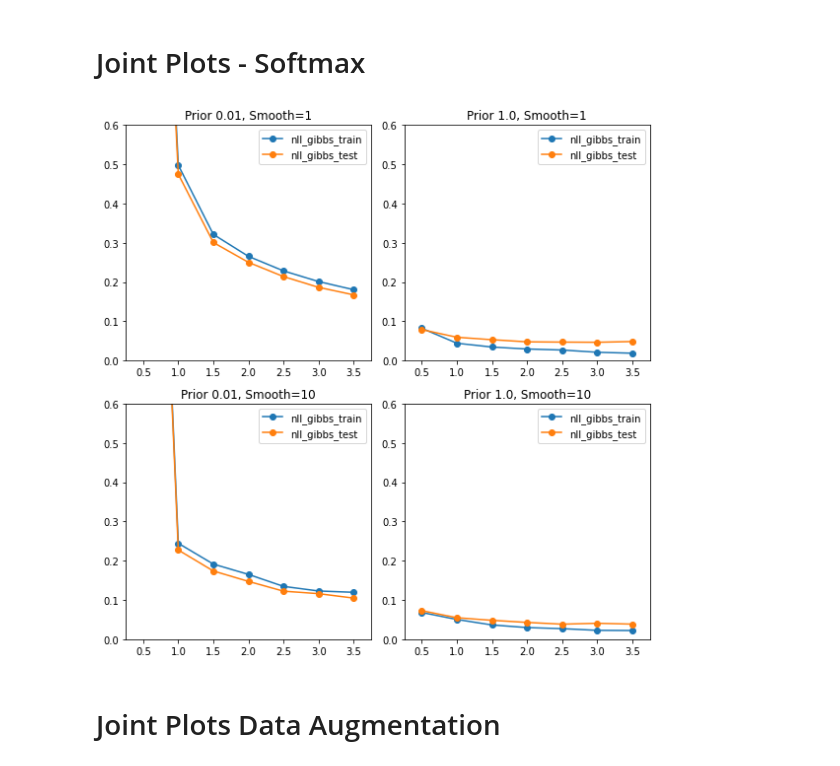
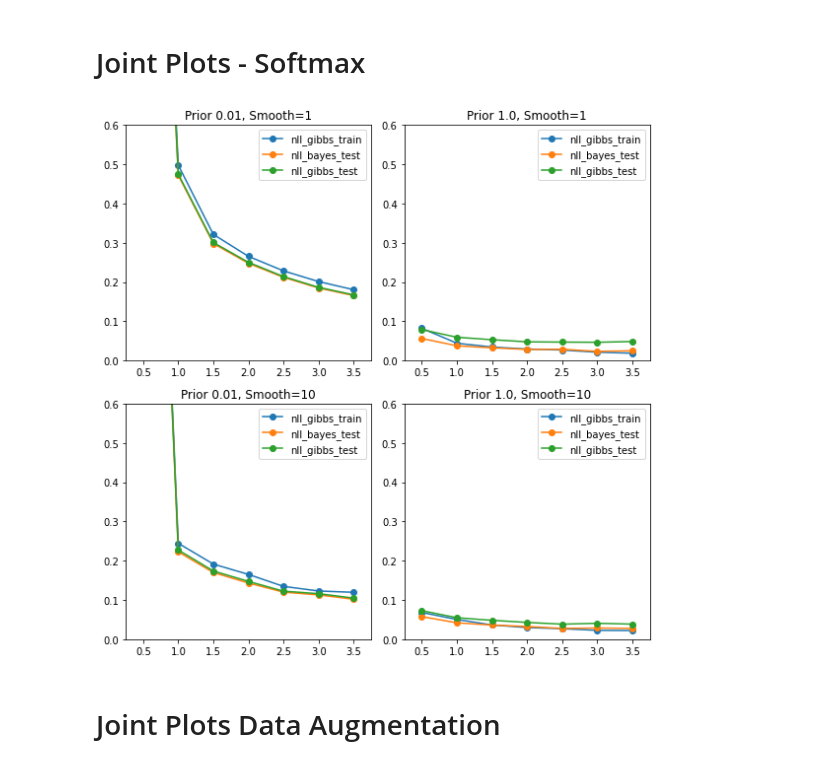
Before and after one commit to pyijiezhang/cold-posteriors-and-pacbayes, a Jupyter notebook: results/bnn_classification_mfvi/results_vi_nn_classification_andres.ipynb, the cells around one changed output. Drawn from its saved outputs; the diff is of its cells as text; code cells hidden in the pictures.

```diff
--- a/results/bnn_classification_mfvi/results_vi_nn_classification_andres.ipynb
+++ b/results/bnn_classification_mfvi/results_vi_nn_classification_andres.ipynb
@@ -363,7 +365,9 @@ import numpy as np
 
 seed=15
 train_loss = "nll_gibbs_train"
-test_loss = "nll_gibbs_test"
+test_loss = "nll_bayes_test"
+test_loss_g = "nll_gibbs_test"
+
 y_lim=[0,0.6]
 x_lim=[0.25,3.75]
 # generate some random data
@@ -381,6 +385,7 @@ prior=0.01
 # plot the data on each subplot and set the limits
 axs[0, 0].plot(cpe_weights, all_metrics_priors[prior][seed][train_loss], marker="o", label=train_loss)
 axs[0, 0].plot(cpe_weights, all_metrics_priors[prior][seed][test_loss], marker="o", label=test_loss)
+axs[0, 0].plot(cpe_weights, all_metrics_priors[prior][seed][test_loss_g], marker="o", label=test_loss_g)
 axs[0, 0].set_xlim(x_lim)
 axs[0, 0].set_ylim(y_lim)
 axs[0, 0].set_title("Prior 0.01, Smooth=1")
@@ -390,39 +395,44 @@ axs[0, 0].legend()
 prior=1.0
 axs[0, 1].plot(cpe_weights, all_metrics_priors[prior][seed][train_loss], marker="o", label=train_loss)
 axs[0, 1].plot(cpe_weights, all_metrics_priors[prior][seed][test_loss], marker="o", label=test_loss)
+axs[0, 1].plot(cpe_weights, all_metrics_priors[prior][seed][test_loss_g], marker="o", label=test_loss_g)
 axs[0, 1].set_xlim(x_lim)
 axs[0, 1].set_ylim(y_lim)
 axs[0, 1].set_title("Prior 1.0, Smooth=1")
 axs[0, 1].legend()
 
 
 
 gamma=10.0
 axs[1, 0].plot(cpe_weights, all_metrics_softmax[gamma][seed][train_loss], marker="o", label=train_loss)
 axs[1, 0].plot(cpe_weights, all_metrics_softmax[gamma][seed][test_loss], marker="o", label=test_loss)
+axs[1, 0].plot(cpe_weights, all_metrics_softmax[gamma][seed][test_loss_g], marker="o", label=test_loss_g)
 axs[1, 0].set_xlim(x_lim)
 axs[1, 0].set_ylim(y_lim)
 axs[1, 0].set_title("Prior 0.01, Smooth=10")
 axs[1, 0].legend()
 
 
 gamma=10.0
 axs[1, 1].plot(cpe_weights, all_metrics_softmax_prior[gamma][seed][train_loss], marker="o", label=train_loss)
 axs[1, 1].plot(cpe_weights, all_metrics_softmax_prior[gamma][seed][test_loss], marker="o", label=test_loss)
+axs[1, 1].plot(cpe_weights, all_metrics_softmax_prior[gamma][seed][test_loss_g], marker="o", label=test_loss_g)
 axs[1, 1].set_xlim(x_lim)
 axs[1, 1].set_ylim(y_lim)
 axs[1, 1].set_title("Prior 1.0, Smooth=10")
 axs[1, 1].legend()
 
 
 
 # adjust the spacing between subplots
 fig.tight_layout()
 
+plt.savefig("cold-posterior-images/biglenet-jointplots-model-misspecification.pdf", format = "pdf",bbox_inches='tight')
+
 # show the plot
 plt.show()
 # %% [output]
-[figure, old version]
+[figure, new version]
 # %% [markdown]
 # Joint Plots Data Augmentation
 # %%
```
Also changed, not shown: parts of 13 cells of this notebook.
